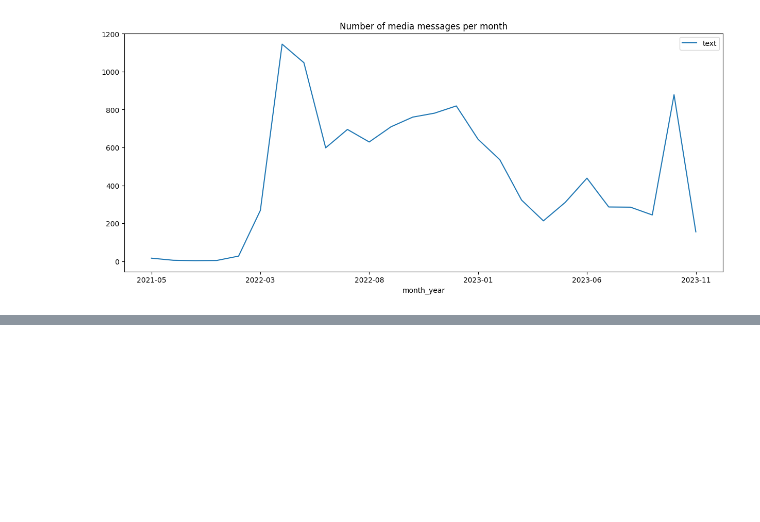
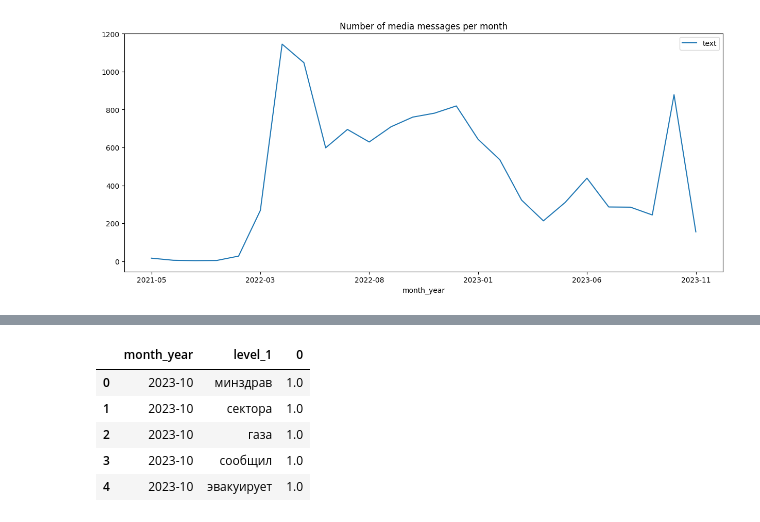
Before and after one commit to Okssana/telegram-api, a Jupyter notebook: chat_Rosich.ipynb, the cells around one changed output, grey strips where cells are left out. Cells and saved outputs as stored; diff of their text form; code cells hidden in the pictures; blank space fills up the shorter version.

```diff
--- a/chat_Rosich.ipynb
+++ b/chat_Rosich.ipynb
@@ -118,3 +225,20 @@ df_count_text.plot.line(x='month_year', y='text', figsize=(15, 6), title='Number
+# %%
+# DF with most common words
+df_lemma_mostCommon = df_text_ta.set_index('month_year').words_lemmatized_count.apply(pd.Series).stack().reset_index()
+
+# an additional filter in level_1
+df_lemma_mostCommon = df_lemma_mostCommon[df_lemma_mostCommon['level_1'] != '\'']
+df_lemma_mostCommon = df_lemma_mostCommon[df_lemma_mostCommon['level_1'] != "''"]
+df_lemma_mostCommon.to_csv('df_lemma_mostCommon.csv')
+
+df_lemma_mostCommon.head(5)
+# %% [output]
+|  | month_year | level_1 | 0 |
+| 0 | 2023-10 | минздрав | 1.0 |
+| 1 | 2023-10 | сектора | 1.0 |
+| 2 | 2023-10 | газа | 1.0 |
+| 3 | 2023-10 | сообщил | 1.0 |
+| 4 | 2023-10 | эвакуирует | 1.0 |
 # %%
 ### REGEX for crypto in order to find crypto addresses in text. Not a full list of crypto addresses, but the most popular
 
```
Also changed, not shown: parts of 6 cells of this notebook, 2 other files.
